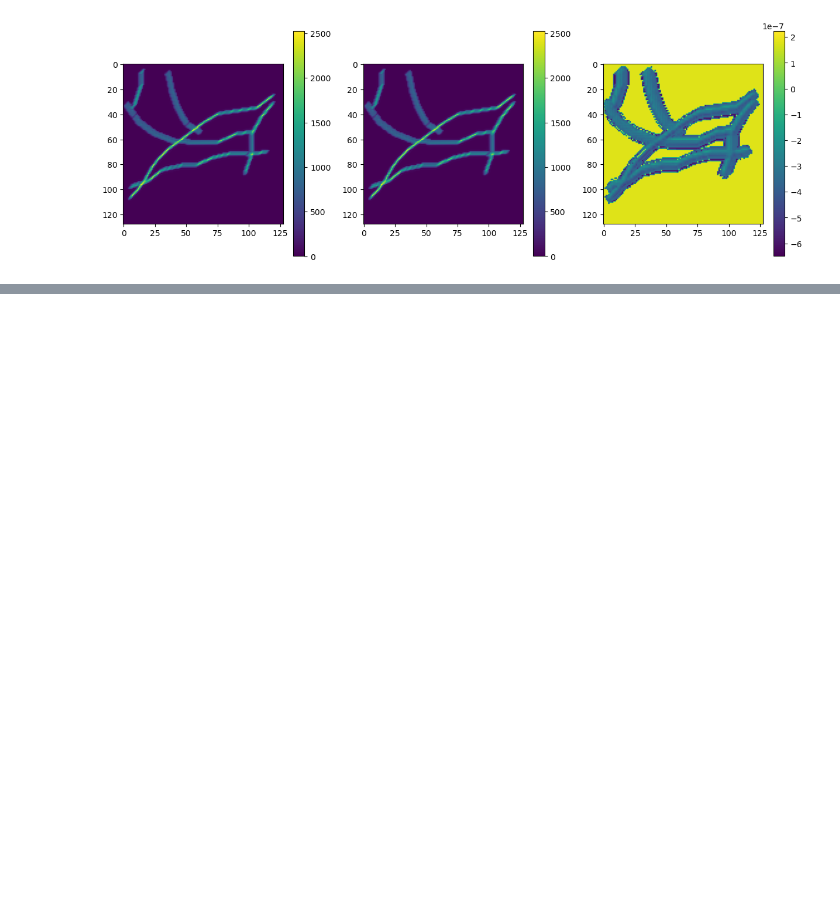
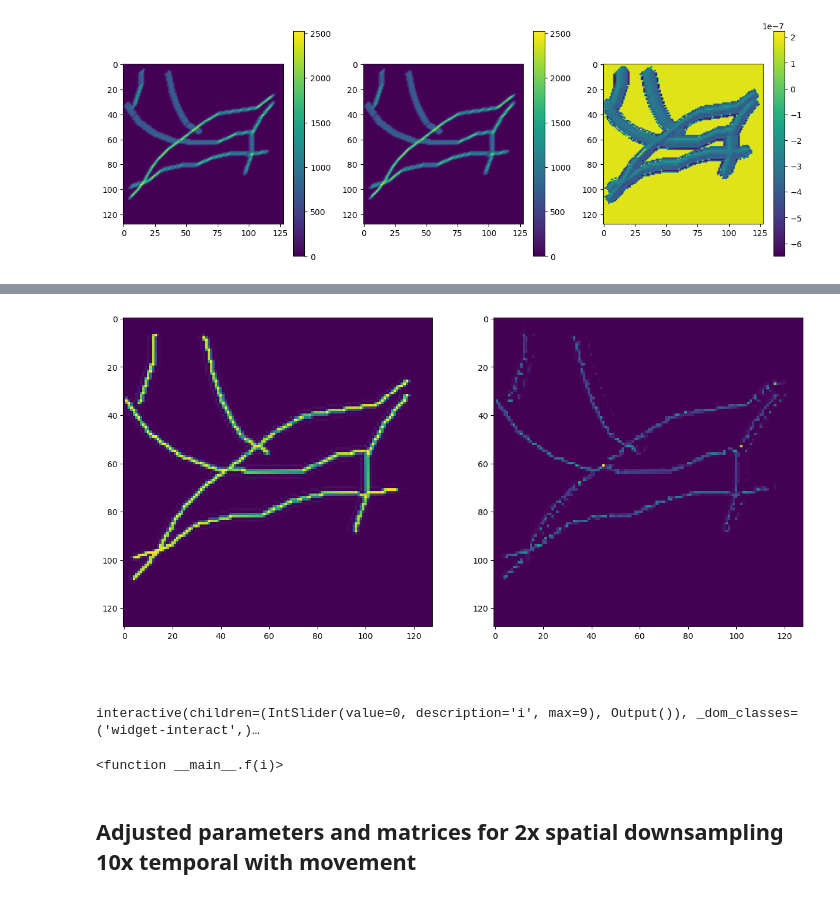
Before and after one commit to Serafim179/spad-ccd-fusion, a Jupyter notebook: Testing on tubules.ipynb, the cells around one changed output, grey strips where cells are left out. Saved outputs shown, nothing was run; the diff lists cells and outputs as text; code cells hidden in the pictures; blank space fills up the shorter version.

Commit message:
Adjusting losses and matrices

```diff
--- a/Testing on tubules.ipynb
+++ b/Testing on tubules.ipynb
@@ -381,0 +472,45 @@ plt.show()
+# %%
+temporal_cut = 10
+spatial_downsampling = 2
+sigmablur = 1  # chosen by default
+
+y = torch.load('y_test')[0][::300//temporal_cut]
+
+hslt = y.sum(0).squeeze() #y[::2]
+lsht_downscaled10x2xmf = torch.nn.functional.avg_pool2d(y, (spatial_downsampling, spatial_downsampling), stride=spatial_downsampling).squeeze()
+
+rec10x2xmf = np.array(torch.load('reconstruction_t10x_s2x_moving_flimparams'))
+# %%
+for i in range(temporal_cut):
+    plt.figure(figsize=(15,10))
+    plt.subplot2grid((1,2), (0,0))
+    plt.imshow(y[i].squeeze())
+    plt.subplot2grid((1,2), (0,1))
+    plt.imshow(rec10x2xmf[:,:,i])
+    plt.show()
+    clear_output(wait=True)
+# %% [output]
+[figure, added]
+# %% [markdown]
+##
+# %%
+def f(i):
+    plt.figure(figsize=(15,8))
+    plt.subplot2grid((2,2), (0,0))
+    plt.imshow(hslt)
+    plt.subplot2grid((2,2), (0,1))
+    plt.imshow(np.array(lsht_downscaled10x2xmf)[i])
+
+    plt.subplot2grid((2,2), (1,0))
+    plt.imshow(y[i].squeeze())
+    plt.subplot2grid((2,2), (1,1))
+    plt.imshow(rec10x2xmf[:,:,i])
+    plt.show()
+    return
+
+interact(f, i=widgets.IntSlider(min=0, max=temporal_cut-1, step=1, value=0))
+# %% [output]
+interactive(children=(IntSlider(value=0, description='i', max=9), Output()), _dom_classes=('widget-interact',)…
+<function __main__.f(i)>
+# %% [markdown]
+## Adjusted parameters and matrices for 2x spatial downsampling 10x temporal with movement
```
Also changed, not shown: parts of 31 cells of this notebook, 6 other files.
